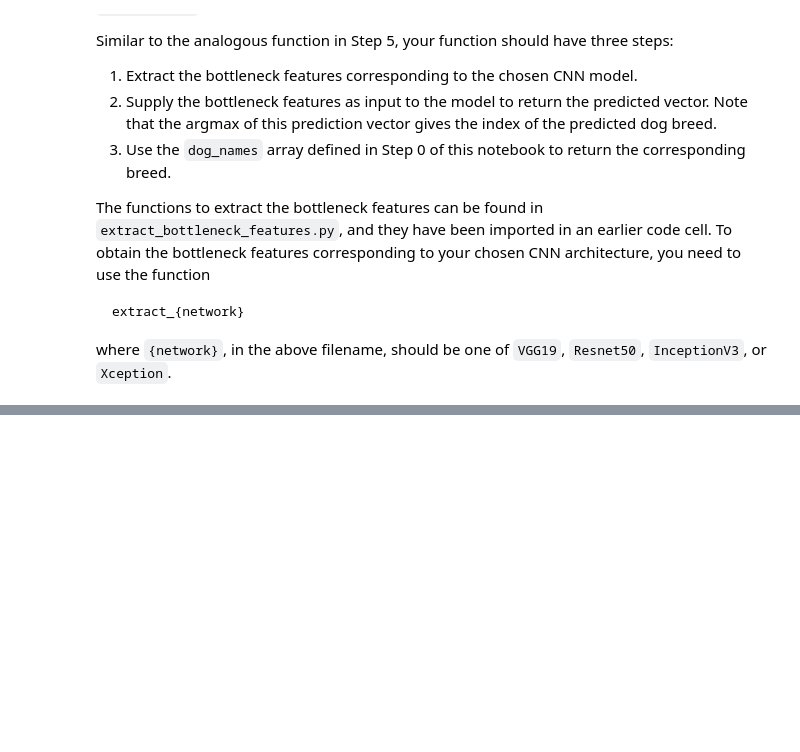
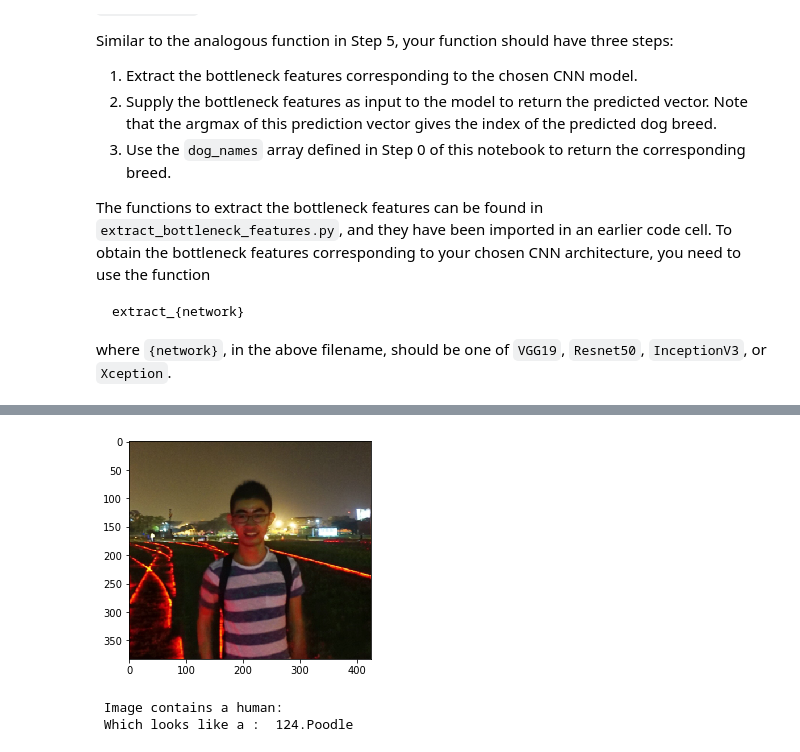
Before and after one commit to henryji96/Machine_Learning_Projects_Udacity, a Jupyter notebook: projects/6dog_breed_recognition/dog_app.ipynb, the cells around one changed output, grey strips where cells are left out. Cells and saved outputs as stored; diff of their text form; code cells hidden in the pictures; blank space fills up the shorter version.

```diff
--- a/projects/6dog_breed_recognition/dog_app.ipynb
+++ b/projects/6dog_breed_recognition/dog_app.ipynb
@@ -554,0 +910,6 @@ __Answer:__
+# %%
+predicts_dog_breed('test_img/human1.jpg')
+# %% [output]
+[figure, added]
+ Image contains a human:
+ Which looks like a :  124.Poodle
```
Also changed, not shown: parts of 49 cells of this notebook, 15 other files.
